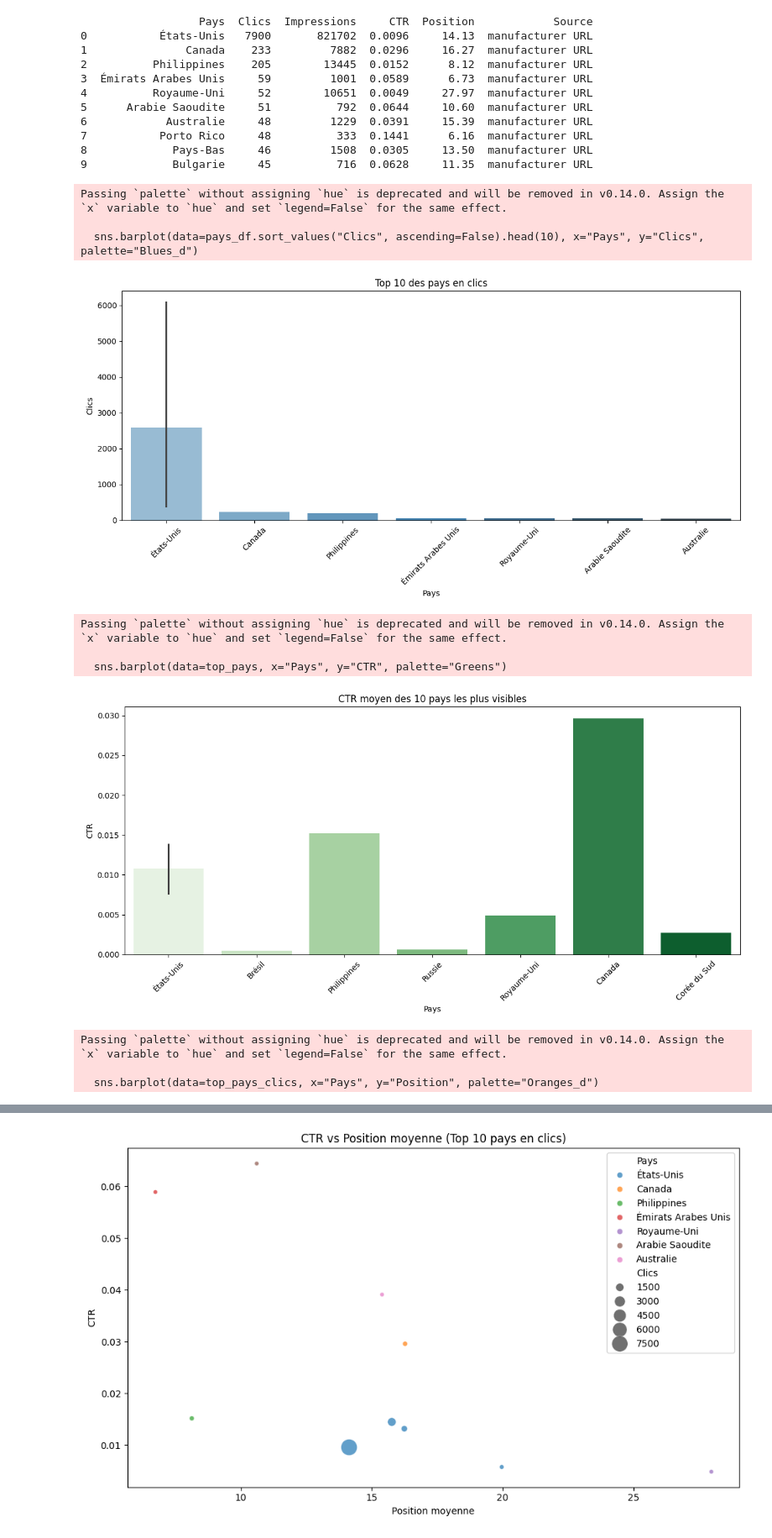
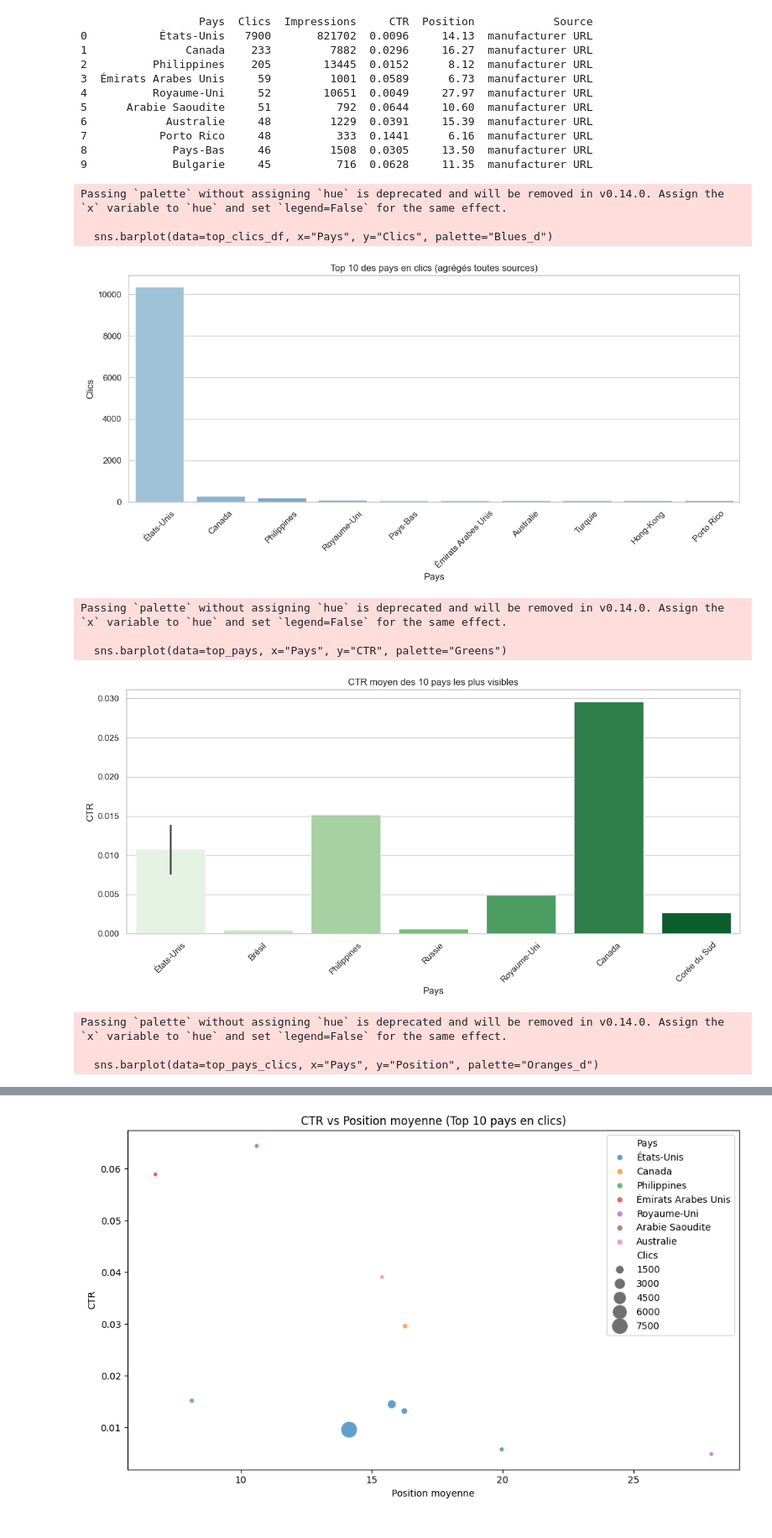
Before and after one commit to Emma-Coco/Data-Market-Analysis---Michelin, a Jupyter notebook: Scripts/country_analysis.ipynb, the cells around one changed output, grey strips where cells are left out. Shown at 84% size. Cells and saved outputs as stored; diff of their text form; code cells hidden in the pictures.

```diff
--- a/Scripts/country_analysis.ipynb
+++ b/Scripts/country_analysis.ipynb
@@ -27,40 +27,45 @@ print(pays_df.head(10))
 8             Pays-Bas     46         1508  0.0305     13.50  manufacturer URL
 9             Bulgarie     45          716  0.0628     11.35  manufacturer URL
 # %%
-# 1. Top 10 des pays en nombre de clics
+top_clics_df = (
+    pays_df.groupby("Pays", as_index=False)["Clics"].sum()
+    .sort_values("Clics", ascending=False)
+    .head(10)
+)
 plt.figure(figsize=(12, 6))
-sns.barplot(data=pays_df.sort_values("Clics", ascending=False).head(10), x="Pays", y="Clics", palette="Blues_d")
-plt.title("Top 10 des pays en clics")
+sns.barplot(data=top_clics_df, x="Pays", y="Clics", palette="Blues_d")
+plt.title("Top 10 des pays en clics (agrégés toutes sources)")
 plt.xticks(rotation=45)
 plt.tight_layout()
+
+plt.savefig("../Assets/top10_clics_pays.png")
 plt.show()
-
 # 2. CTR moyen par pays (top 10 par volume d'impression)
 top_pays = pays_df.sort_values("Impressions", ascending=False).head(10)
 plt.figure(figsize=(12, 6))
 sns.barplot(data=top_pays, x="Pays", y="CTR", palette="Greens")
 plt.title("CTR moyen des 10 pays les plus visibles")
 plt.xticks(rotation=45)
 plt.tight_layout()
 plt.show()
 
 # 3. Position moyenne par pays (top 10 en clics)
 top_pays_clics = pays_df.sort_values("Clics", ascending=False).head(10)
 plt.figure(figsize=(12, 6))
 sns.barplot(data=top_pays_clics, x="Pays", y="Position", palette="Oranges_d")
 plt.title("Position moyenne des 10 pays les plus cliqués")
 plt.xticks(rotation=45)
 plt.tight_layout()
 plt.show()
 # %% [output]
 Passing `palette` without assigning `hue` is deprecated and will be removed in v0.14.0. Assign the `x` variable to `hue` and set `legend=False` for the same effect.
 
-  sns.barplot(data=pays_df.sort_values("Clics", ascending=False).head(10), x="Pays", y="Clics", palette="Blues_d")
+  sns.barplot(data=top_clics_df, x="Pays", y="Clics", palette="Blues_d")
-[figure, old version]
+[figure, new version]
 Passing `palette` without assigning `hue` is deprecated and will be removed in v0.14.0. Assign the `x` variable to `hue` and set `legend=False` for the same effect.
 
   sns.barplot(data=top_pays, x="Pays", y="CTR", palette="Greens")
-[figure, old version]
+[figure, new version]
 Passing `palette` without assigning `hue` is deprecated and will be removed in v0.14.0. Assign the `x` variable to `hue` and set `legend=False` for the same effect.
 
   sns.barplot(data=top_pays_clics, x="Pays", y="Position", palette="Oranges_d")
```
Also changed, not shown: parts of 2 cells of this notebook, 3 other files.
